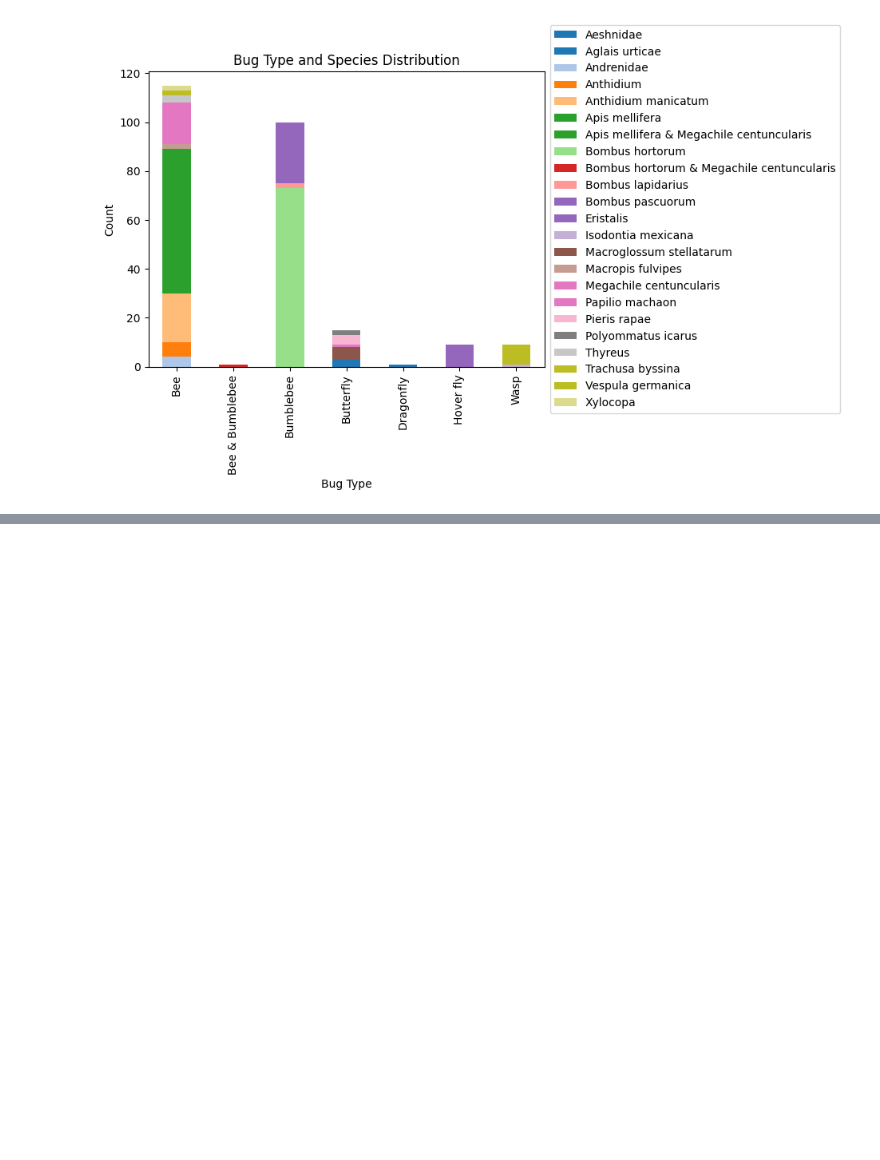
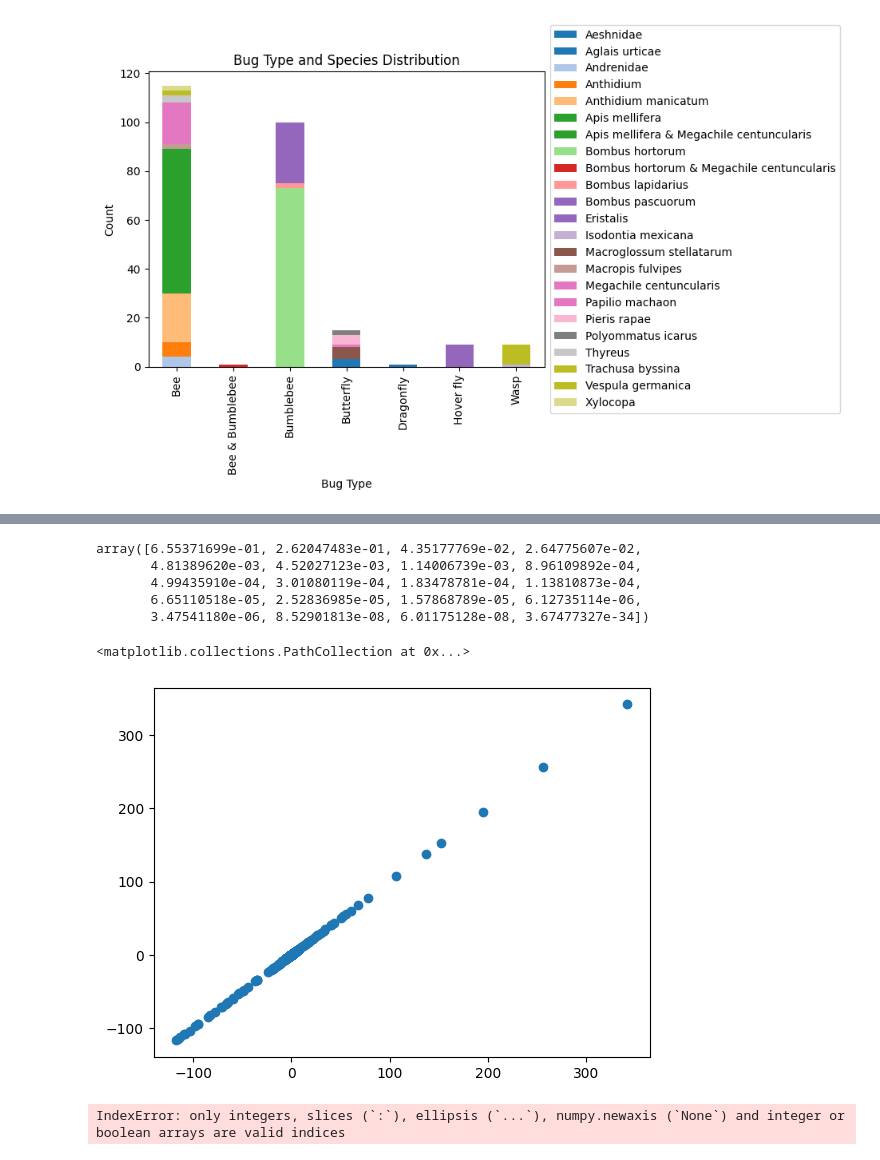
Before and after one commit to Romain-Chevrollier/Data_Project, a Jupyter notebook: code/Data_visualization.ipynb, the cells around one changed output, grey strips where cells are left out. Cells and saved outputs as stored; diff of their text form; code cells hidden in the pictures; blank space fills up the shorter version.

```diff
--- a/code/Data_visualization.ipynb
+++ b/code/Data_visualization.ipynb
@@ -40,0 +66,3 @@ plt.show()
+# %%
+df['bug type'] = df_type['bug type'].head(20)
+df
@@ -40,0 +88,4 @@ plt.show()
+# %%
+feat_names = df.columns.tolist()
+feat_names.remove("bug type")
+print(feat_names)
@@ -40,0 +99,7 @@ plt.show()
+# %%
+# Instantiate the PCA object
+pca = PCA()
+
+# Fit the PCA model to the data
+dfn_pca = pca.fit_transform(df[feat_names])
+dfn_pca
@@ -40,0 +124,3 @@ plt.show()
+# %%
+dfn_pca = pd.DataFrame(dfn_pca)
+dfn_pca
@@ -40,0 +171,23 @@ plt.show()
+# %%
+pca.explained_variance_ratio_
+# %% [output]
+array([6.55371699e-01, 2.62047483e-01, 4.35177769e-02, 2.64775607e-02,
+       4.81389620e-03, 4.52027123e-03, 1.14006739e-03, 8.96109892e-04,
+       4.99435910e-04, 3.01080119e-04, 1.83478781e-04, 1.13810873e-04,
+       6.65110518e-05, 2.52836985e-05, 1.57868789e-05, 6.12735114e-06,
+       3.47541180e-06, 8.52901813e-08, 6.01175128e-08, 3.67477327e-34])
+# %%
+fig, ax = plt.subplots()
+ax.scatter(dfn_pca[df['bug type']=='Bee'], dfn_pca[df['bug type']=='Bee'], label='Bee')
+# %% [output]
+<matplotlib.collections.PathCollection at 0x...>
+[figure, added]
+# %%
+plt.scatter(dfn_pca[:, 0], dfn_pca[:, 1], c=dfn_pca['bug type'])
+plt.xlabel('PCA Component 1')
+plt.ylabel('PCA Component 2')
+plt.title('PCA Plot')
+plt.colorbar(label='Bug Type')
+plt.show()
+# %% [output]
+IndexError: only integers, slices (`:`), ellipsis (`...`), numpy.newaxis (`None`) and integer or boolean arrays are valid indices
```
Also changed, not shown: parts of 12 cells of this notebook, 3 other files.
